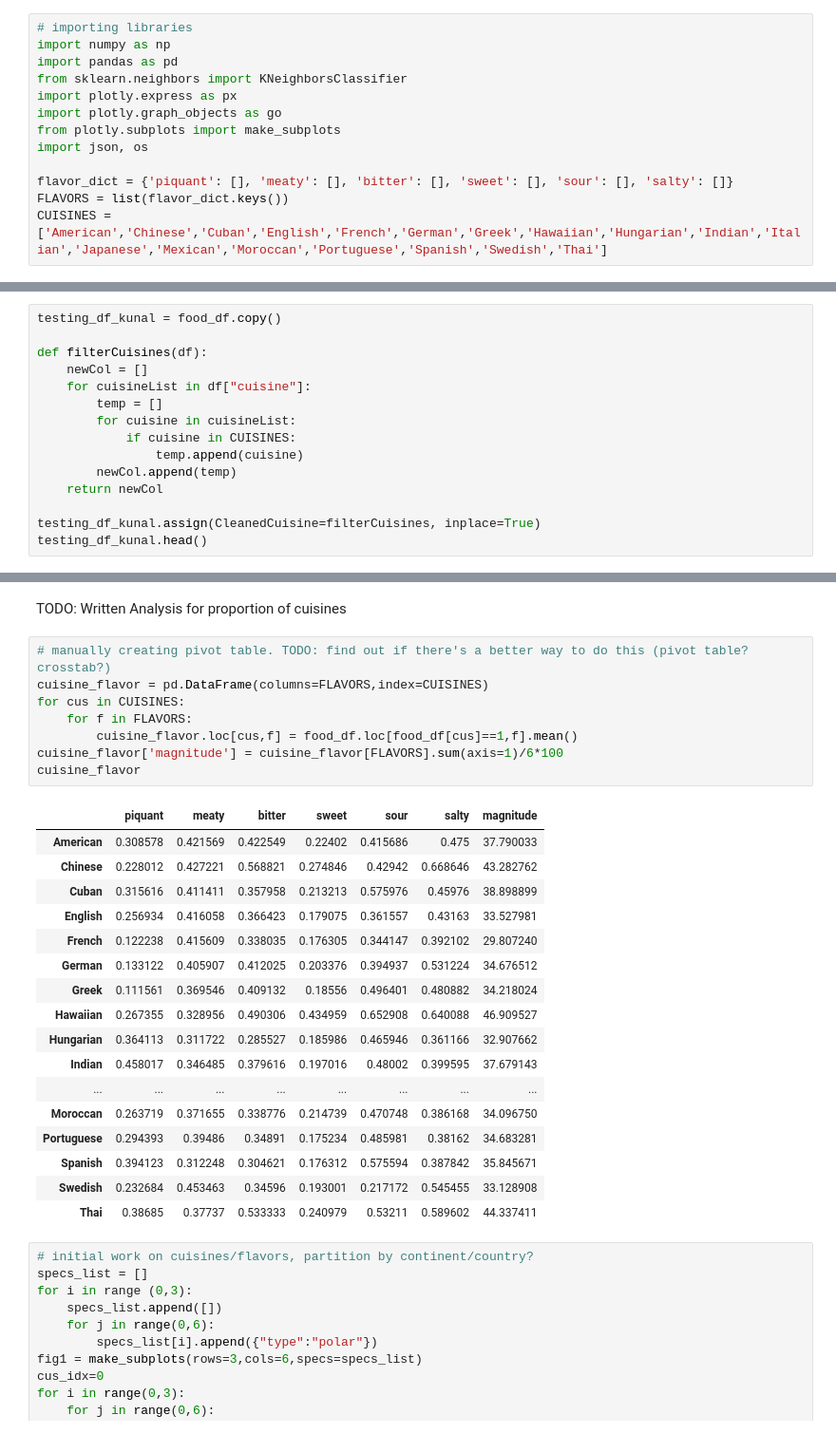
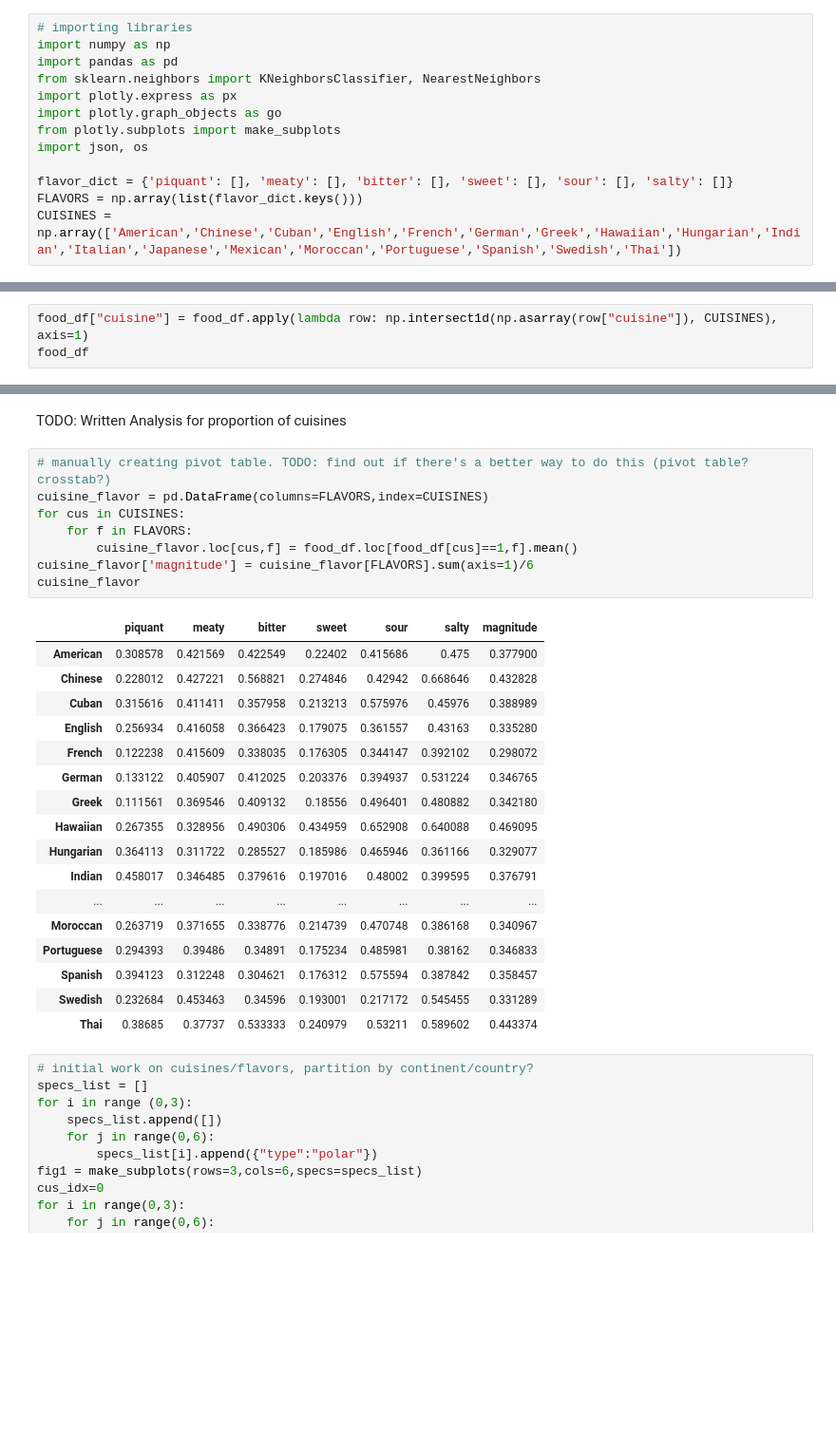
Before and after one commit to ryanchangx/cs105-final-project, a Jupyter notebook: final_project.ipynb, the cells around one changed output, grey strips where cells are left out. Shown at 95% size. Saved outputs shown, nothing was run; the diff lists cells and outputs as text; blank space fills up the shorter version.

```diff
--- a/final_project.ipynb
+++ b/final_project.ipynb
@@ -19,15 +19,15 @@ This section handles any cleaning/pre-processing of data such that analysis can
 # importing libraries
 import numpy as np
 import pandas as pd
-from sklearn.neighbors import KNeighborsClassifier
+from sklearn.neighbors import KNeighborsClassifier, NearestNeighbors
 import plotly.express as px
 import plotly.graph_objects as go
 from plotly.subplots import make_subplots
 import json, os
 
 flavor_dict = {'piquant': [], 'meaty': [], 'bitter': [], 'sweet': [], 'sour': [], 'salty': []}
-FLAVORS = list(flavor_dict.keys())
-CUISINES = ['American','Chinese','Cuban','English','French','German','Greek','Hawaiian','Hungarian','Indian','Italian','Japanese','Mexican','Moroccan','Portuguese','Spanish','Swedish','Thai']
+FLAVORS = np.array(list(flavor_dict.keys()))
+CUISINES = np.array(['American','Chinese','Cuban','English','French','German','Greek','Hawaiian','Hungarian','Indian','Italian','Japanese','Mexican','Moroccan','Portuguese','Spanish','Swedish','Thai'])
 # %%
 # Reading in the data
 food_list_folder = 'data/lists/'
@@ -89,19 +89,7 @@ food_df.head()
 | Easy-garlic-and-lemon-shrimp-309257 | Easy Garlic and Lemon Shrimp | [jumbo shrimp, olive oil, butter,... | [Barbecue, Italian, Asian, American] | {'piquant': 0.0, 'meaty': 0.83333... | 0.000000 | 0.833333 | 0.333333 | 0.166667 | 0.500000 | 0.666667 | ... |
 5 rows × 28 columns
 # %%
-testing_df_kunal = food_df.copy()
-
-def filterCuisines(df):
-    newCol = []
-    for cuisineList in df["cuisine"]:
-        temp = []
-        for cuisine in cuisineList:
-            if cuisine in CUISINES:
-                temp.append(cuisine)
-        newCol.append(temp)
-    return newCol
-
-testing_df_kunal.assign(CleanedCuisine=filterCuisines, inplace=True)
-testing_df_kunal.head()
+food_df["cuisine"] = food_df.apply(lambda row: np.intersect1d(np.asarray(row["cuisine"]), CUISINES), axis=1)
+food_df
 # %% [output]
 |  | recipeName | ingredients | cuisine | flavors | piquant | meaty | bitter | sweet | sour | salty | ... |
@@ -220,29 +216,29 @@ TODO: Written Analysis for proportion of cuisines
 # %%
 # manually creating pivot table. TODO: find out if there's a better way to do this (pivot table? crosstab?)
 cuisine_flavor = pd.DataFrame(columns=FLAVORS,index=CUISINES)
 for cus in CUISINES:
     for f in FLAVORS:
         cuisine_flavor.loc[cus,f] = food_df.loc[food_df[cus]==1,f].mean()
-cuisine_flavor['magnitude'] = cuisine_flavor[FLAVORS].sum(axis=1)/6*100
+cuisine_flavor['magnitude'] = cuisine_flavor[FLAVORS].sum(axis=1)/6
 cuisine_flavor
 # %% [output]
 |  | piquant | meaty | bitter | sweet | sour | salty | magnitude |
-| American | 0.308578 | 0.421569 | 0.422549 | 0.22402 | 0.415686 | 0.475 | 37.790033 |
-| Chinese | 0.228012 | 0.427221 | 0.568821 | 0.274846 | 0.42942 | 0.668646 | 43.282762 |
-| Cuban | 0.315616 | 0.411411 | 0.357958 | 0.213213 | 0.575976 | 0.45976 | 38.898899 |
-| English | 0.256934 | 0.416058 | 0.366423 | 0.179075 | 0.361557 | 0.43163 | 33.527981 |
-| French | 0.122238 | 0.415609 | 0.338035 | 0.176305 | 0.344147 | 0.392102 | 29.807240 |
-| German | 0.133122 | 0.405907 | 0.412025 | 0.203376 | 0.394937 | 0.531224 | 34.676512 |
-| Greek | 0.111561 | 0.369546 | 0.409132 | 0.18556 | 0.496401 | 0.480882 | 34.218024 |
-| Hawaiian | 0.267355 | 0.328956 | 0.490306 | 0.434959 | 0.652908 | 0.640088 | 46.909527 |
-| Hungarian | 0.364113 | 0.311722 | 0.285527 | 0.185986 | 0.465946 | 0.361166 | 32.907662 |
-| Indian | 0.458017 | 0.346485 | 0.379616 | 0.197016 | 0.48002 | 0.399595 | 37.679143 |
+| American | 0.308578 | 0.421569 | 0.422549 | 0.22402 | 0.415686 | 0.475 | 0.377900 |
+| Chinese | 0.228012 | 0.427221 | 0.568821 | 0.274846 | 0.42942 | 0.668646 | 0.432828 |
+| Cuban | 0.315616 | 0.411411 | 0.357958 | 0.213213 | 0.575976 | 0.45976 | 0.388989 |
+| English | 0.256934 | 0.416058 | 0.366423 | 0.179075 | 0.361557 | 0.43163 | 0.335280 |
+| French | 0.122238 | 0.415609 | 0.338035 | 0.176305 | 0.344147 | 0.392102 | 0.298072 |
+| German | 0.133122 | 0.405907 | 0.412025 | 0.203376 | 0.394937 | 0.531224 | 0.346765 |
+| Greek | 0.111561 | 0.369546 | 0.409132 | 0.18556 | 0.496401 | 0.480882 | 0.342180 |
+| Hawaiian | 0.267355 | 0.328956 | 0.490306 | 0.434959 | 0.652908 | 0.640088 | 0.469095 |
+| Hungarian | 0.364113 | 0.311722 | 0.285527 | 0.185986 | 0.465946 | 0.361166 | 0.329077 |
+| Indian | 0.458017 | 0.346485 | 0.379616 | 0.197016 | 0.48002 | 0.399595 | 0.376791 |
 | ... | ... | ... | ... | ... | ... | ... | ... |
-| Moroccan | 0.263719 | 0.371655 | 0.338776 | 0.214739 | 0.470748 | 0.386168 | 34.096750 |
-| Portuguese | 0.294393 | 0.39486 | 0.34891 | 0.175234 | 0.485981 | 0.38162 | 34.683281 |
-| Spanish | 0.394123 | 0.312248 | 0.304621 | 0.176312 | 0.575594 | 0.387842 | 35.845671 |
-| Swedish | 0.232684 | 0.453463 | 0.34596 | 0.193001 | 0.217172 | 0.545455 | 33.128908 |
-| Thai | 0.38685 | 0.37737 | 0.533333 | 0.240979 | 0.53211 | 0.589602 | 44.337411 |
+| Moroccan | 0.263719 | 0.371655 | 0.338776 | 0.214739 | 0.470748 | 0.386168 | 0.340967 |
+| Portuguese | 0.294393 | 0.39486 | 0.34891 | 0.175234 | 0.485981 | 0.38162 | 0.346833 |
+| Spanish | 0.394123 | 0.312248 | 0.304621 | 0.176312 | 0.575594 | 0.387842 | 0.358457 |
+| Swedish | 0.232684 | 0.453463 | 0.34596 | 0.193001 | 0.217172 | 0.545455 | 0.331289 |
+| Thai | 0.38685 | 0.37737 | 0.533333 | 0.240979 | 0.53211 | 0.589602 | 0.443374 |
 # %%
 # initial work on cuisines/flavors, partition by continent/country?
 specs_list = []
```
Also changed, not shown: parts of 8 cells of this notebook.
